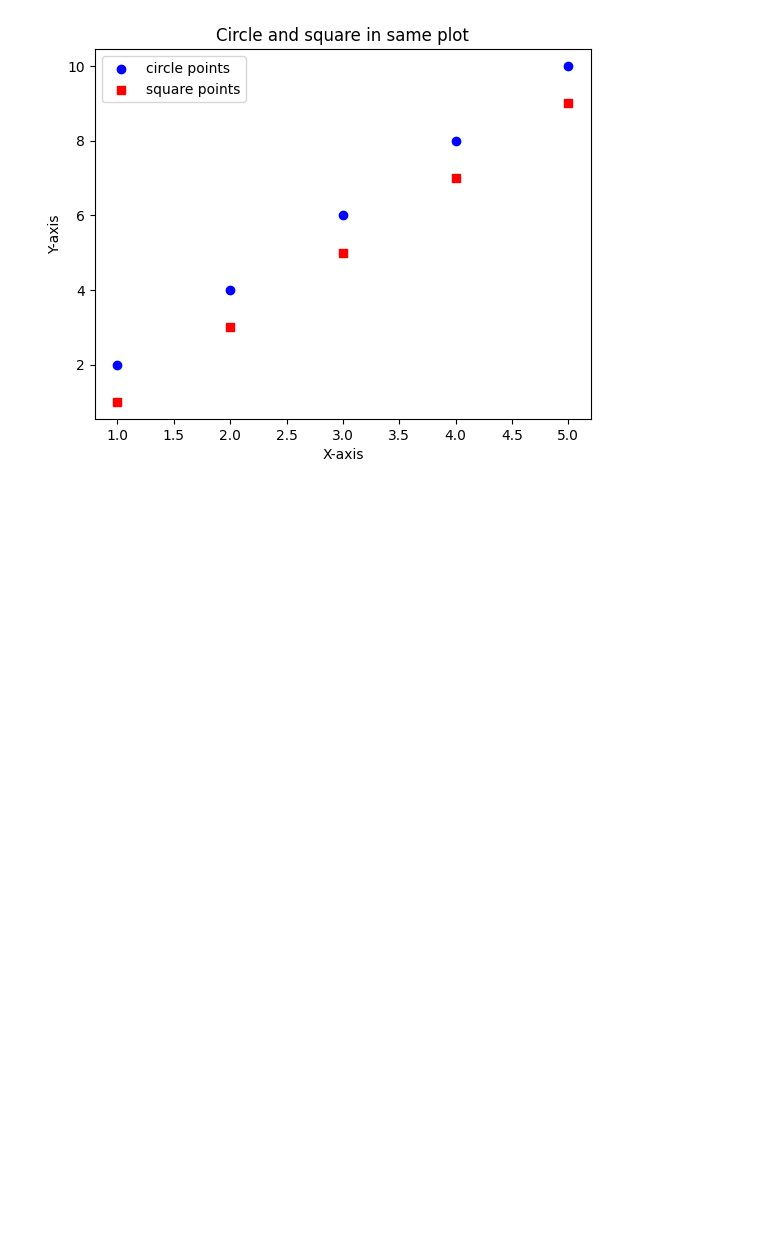
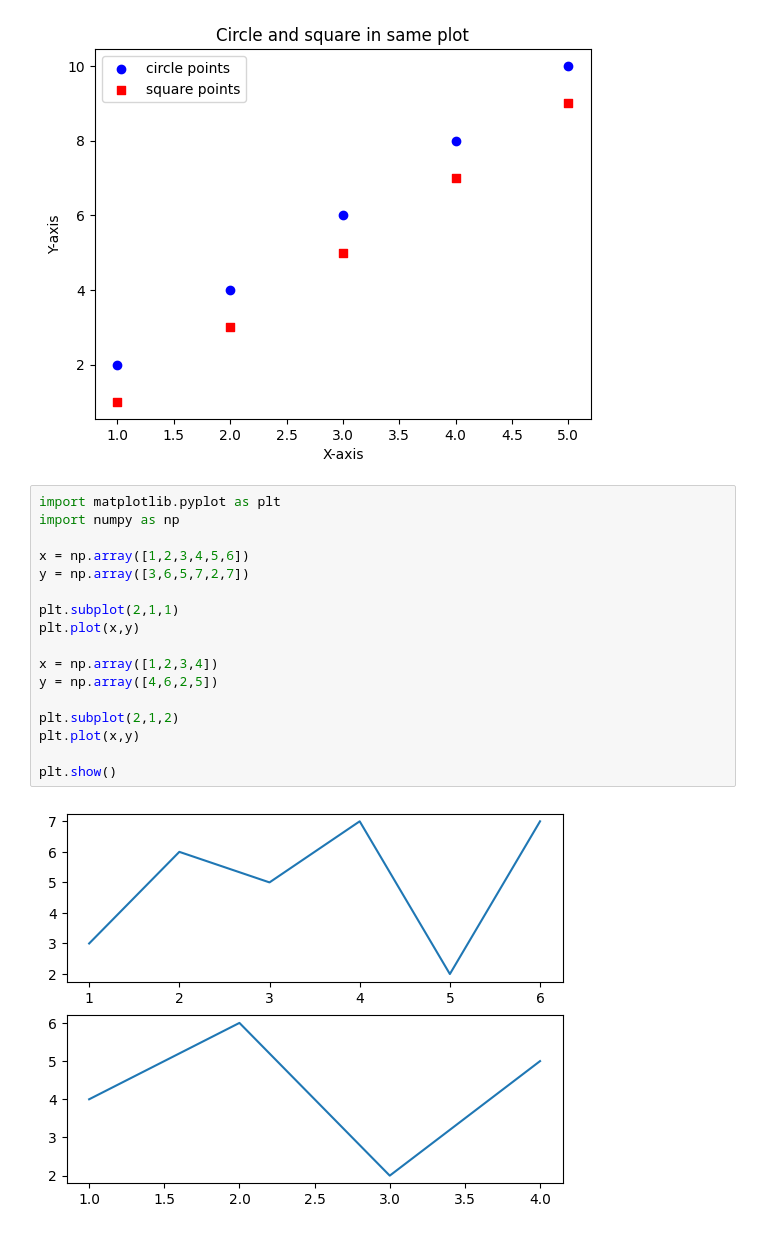
Before and after one commit to aragulkumar/Learning_Practice, a Jupyter notebook: mathplot_doc.ipynb, the cells around one changed output. Saved outputs shown, nothing was run; the diff lists cells and outputs as text; blank space fills up the shorter version.

Commit message:
learnt about subplot in matplotlib

```diff
--- a/mathplot_doc.ipynb
+++ b/mathplot_doc.ipynb
@@ -41,3 +41,22 @@ plt.legend()
 plt.show()
 # %% [output]
 [figure]
+# %%
+import matplotlib.pyplot as plt
+import numpy as np
+
+x = np.array([1,2,3,4,5,6])
+y = np.array([3,6,5,7,2,7])
+
+plt.subplot(2,1,1)
+plt.plot(x,y)
+
+x = np.array([1,2,3,4])
+y = np.array([4,6,2,5])
+
+plt.subplot(2,1,2)
+plt.plot(x,y)
+
+plt.show()
+# %% [output]
+[figure, added]
```
